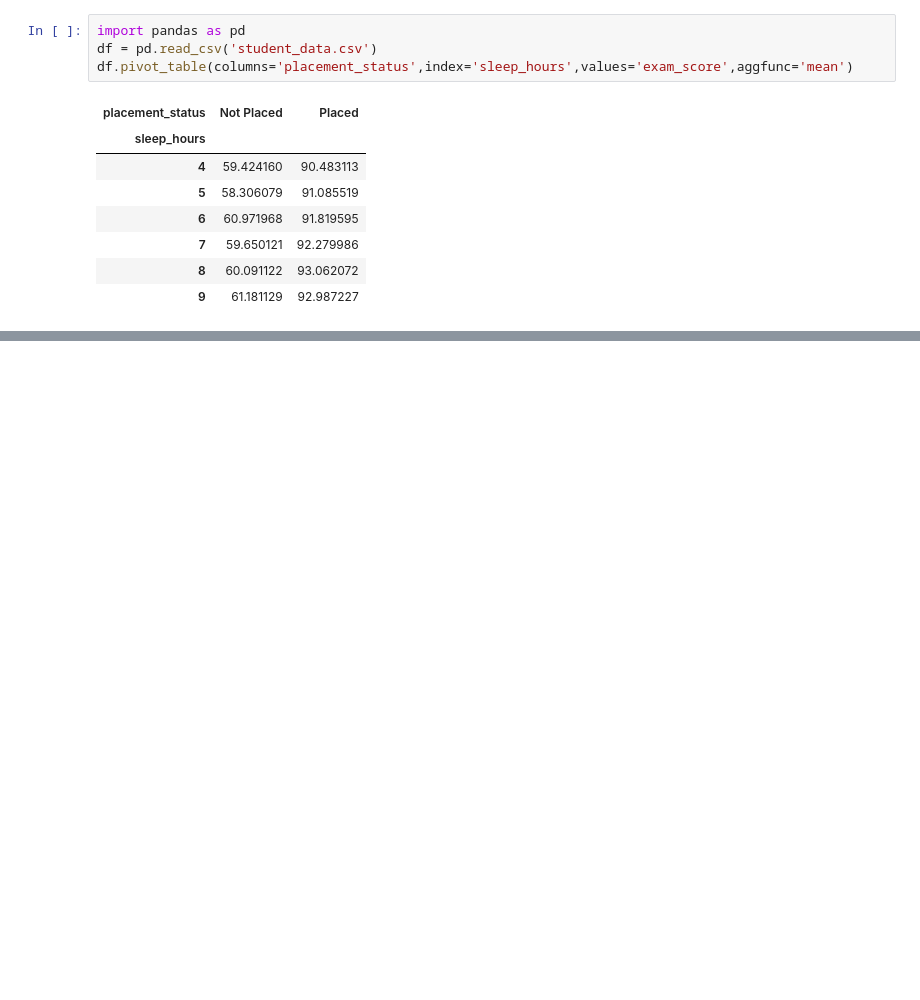
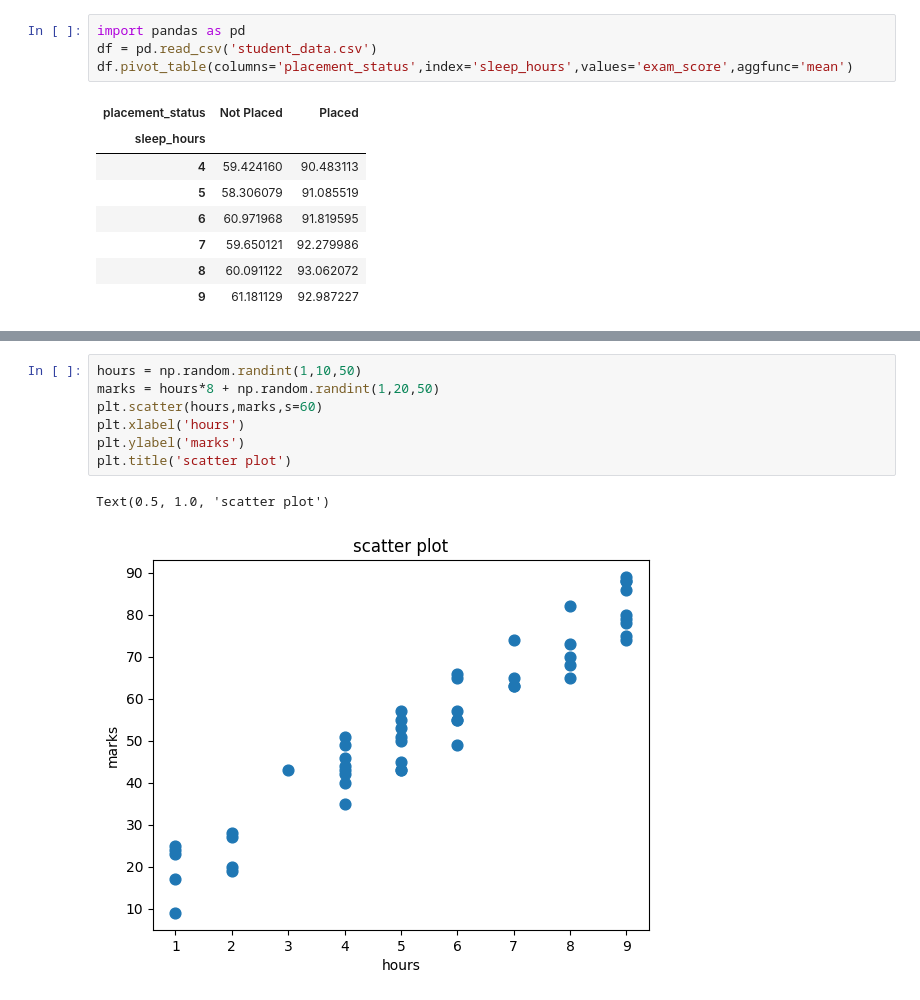
Before and after one commit to syedryaaan/data_science, a Jupyter notebook: pandas.ipynb, the cells around one changed output, grey strips where cells are left out. Cells and saved outputs as stored; diff of their text form; blank space fills up the shorter version.

```diff
--- a/pandas.ipynb
+++ b/pandas.ipynb
@@ -482,0 +516,10 @@ node.js
+# %%
+hours = np.random.randint(1,10,50)
+marks = hours*8 + np.random.randint(1,20,50)
+plt.scatter(hours,marks,s=60)
+plt.xlabel('hours')
+plt.ylabel('marks')
+plt.title('scatter plot')
+# %% [output]
+Text(0.5, 1.0, 'scatter plot')
+[figure, added]
```
Also changed, not shown: parts of 10 cells of this notebook.
